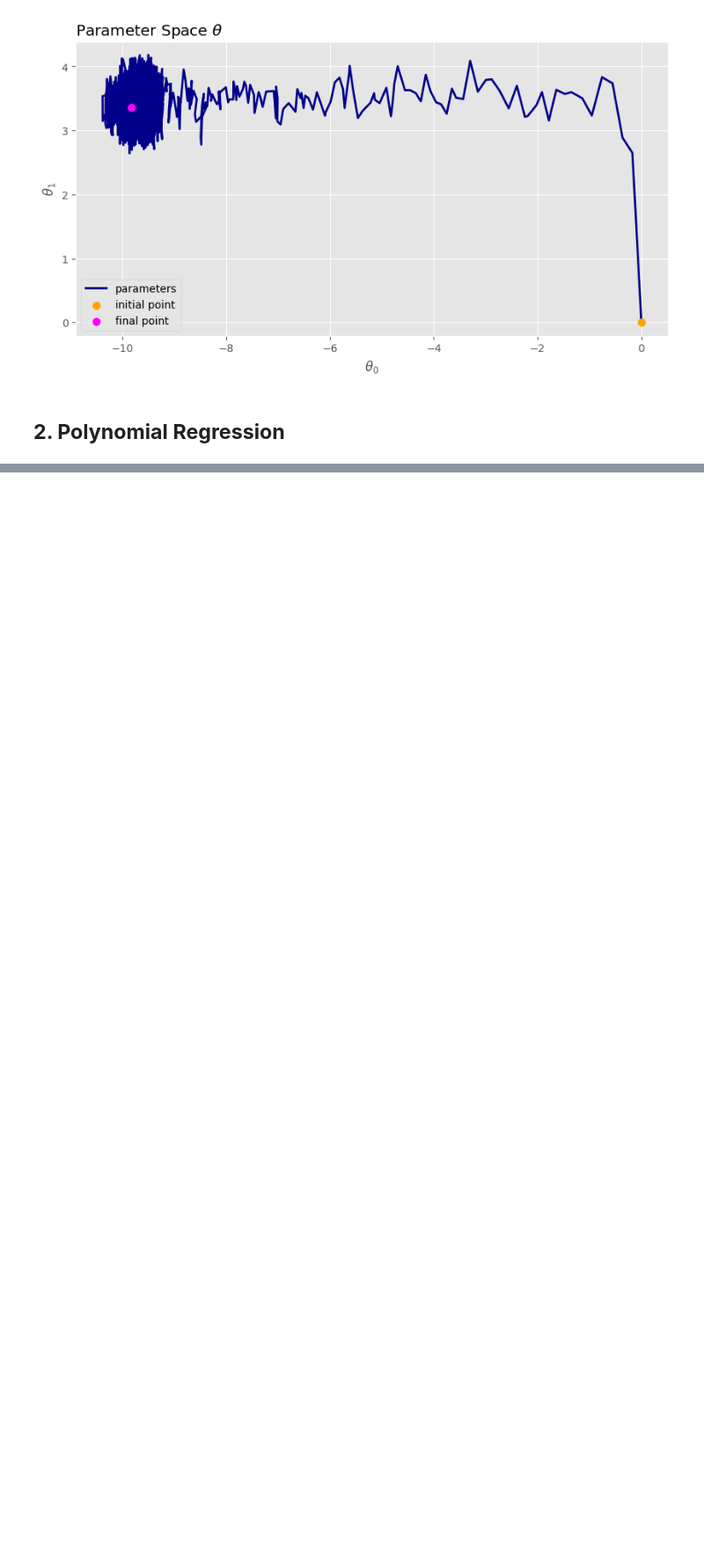
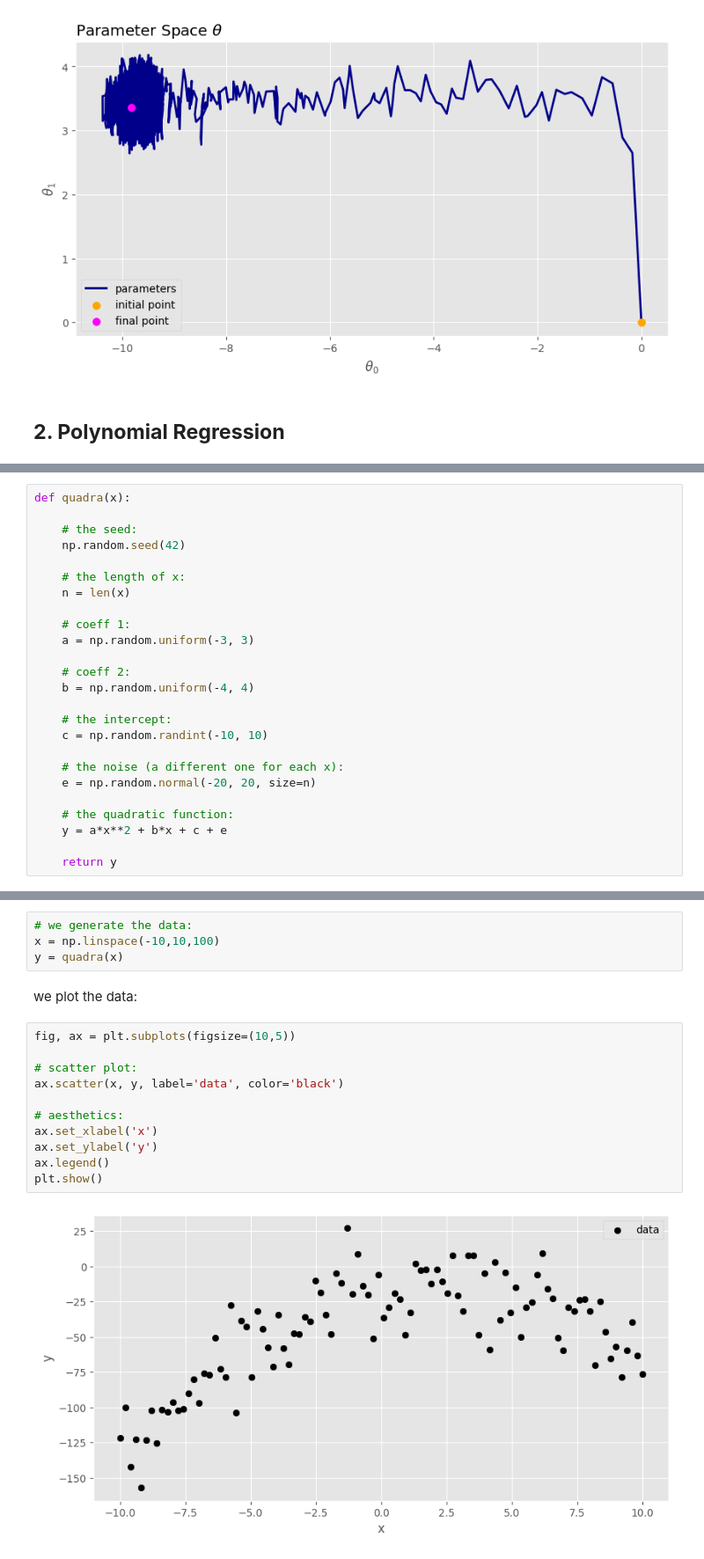
Before and after one commit to YVYX04/ML_First_Steps, a Jupyter notebook: 04_Training_Models.ipynb, the cells around one changed output, grey strips where cells are left out. Shown: that part at 88% size. Cells and saved outputs as stored; diff of their text form; blank space fills up the shorter version.

```diff
--- a/04_Training_Models.ipynb
+++ b/04_Training_Models.ipynb
@@ -864,0 +876,25 @@ plt.show()
+# %%
+def quadra(x):
+
+    # the seed:
+    np.random.seed(42)
+
+    # the length of x:
+    n = len(x)
+
+    # coeff 1:
+    a = np.random.uniform(-3, 3)
+
+    # coeff 2:
+    b = np.random.uniform(-4, 4)
+
+    # the intercept:
+    c = np.random.randint(-10, 10)
+
+    # the noise (a different one for each x):
+    e = np.random.normal(-20, 20, size=n)
+
+    # the quadratic function:
+    y = a*x**2 + b*x + c + e
+
+    return y
@@ -864,0 +903,19 @@ plt.show()
+# %%
+# we generate the data:
+x = np.linspace(-10,10,100)
+y = quadra(x)
+# %% [markdown]
+we plot the data:
+# %%
+fig, ax = plt.subplots(figsize=(10,5))
+
+# scatter plot:
+ax.scatter(x, y, label='data', color='black')
+
+# aesthetics:
+ax.set_xlabel('x')
+ax.set_ylabel('y')
+ax.legend()
+plt.show()
+# %% [output]
+[figure, added]
```
Also changed, not shown: parts of 6 cells of this notebook.
